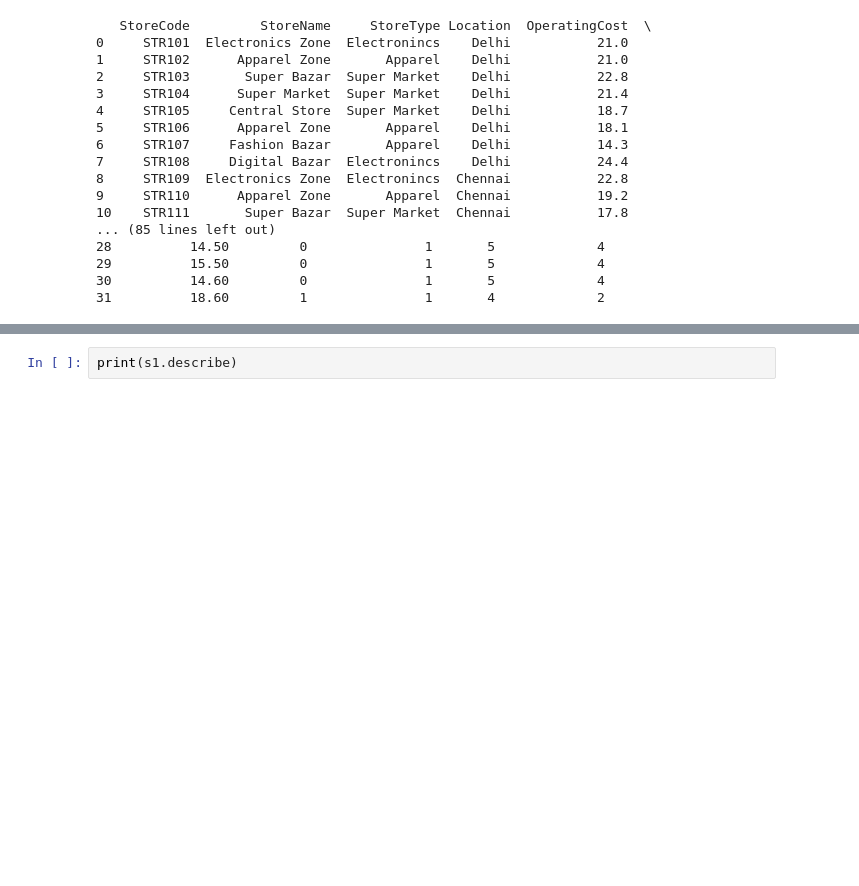
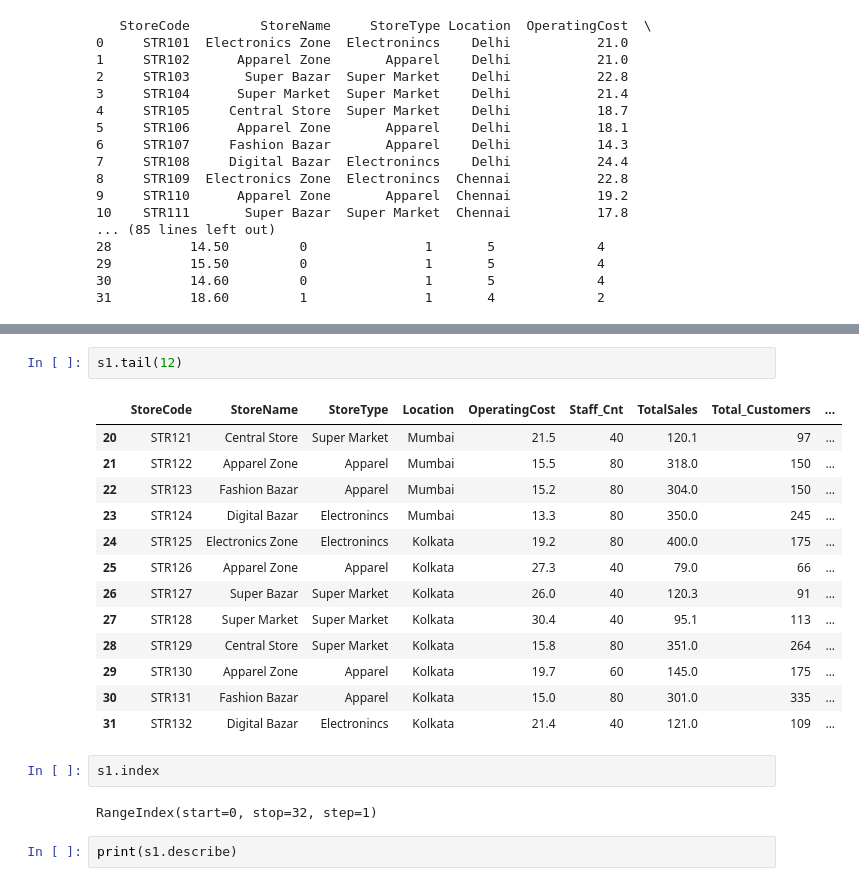
Before and after one commit to ABDULMALIKKHAN123/Data-Visulisation, a Jupyter notebook: start DV/2 Basic_of_Pandas.ipynb, the cells around one changed output, grey strips where cells are left out. Drawn from its saved outputs; the diff is of its cells as text; blank space fills up the shorter version.

```diff
--- a/start DV/2 Basic_of_Pandas.ipynb
+++ b/start DV/2 Basic_of_Pandas.ipynb
@@ -74,3 +118,23 @@ print(s1)
+# %%
+s1.tail(12)
+# %% [output]
+|  | StoreCode | StoreName | StoreType | Location | OperatingCost | Staff_Cnt | TotalSales | Total_Customers | ... |
+| 20 | STR121 | Central Store | Super Market | Mumbai | 21.5 | 40 | 120.1 | 97 | ... |
+| 21 | STR122 | Apparel Zone | Apparel | Mumbai | 15.5 | 80 | 318.0 | 150 | ... |
+| 22 | STR123 | Fashion Bazar | Apparel | Mumbai | 15.2 | 80 | 304.0 | 150 | ... |
+| 23 | STR124 | Digital Bazar | Electronincs | Mumbai | 13.3 | 80 | 350.0 | 245 | ... |
+| 24 | STR125 | Electronics Zone | Electronincs | Kolkata | 19.2 | 80 | 400.0 | 175 | ... |
+| 25 | STR126 | Apparel Zone | Apparel | Kolkata | 27.3 | 40 | 79.0 | 66 | ... |
+| 26 | STR127 | Super Bazar | Super Market | Kolkata | 26.0 | 40 | 120.3 | 91 | ... |
+| 27 | STR128 | Super Market | Super Market | Kolkata | 30.4 | 40 | 95.1 | 113 | ... |
+| 28 | STR129 | Central Store | Super Market | Kolkata | 15.8 | 80 | 351.0 | 264 | ... |
+| 29 | STR130 | Apparel Zone | Apparel | Kolkata | 19.7 | 60 | 145.0 | 175 | ... |
+| 30 | STR131 | Fashion Bazar | Apparel | Kolkata | 15.0 | 80 | 301.0 | 335 | ... |
+| 31 | STR132 | Digital Bazar | Electronincs | Kolkata | 21.4 | 40 | 121.0 | 109 | ... |
+# %%
+s1.index
+# %% [output]
+RangeIndex(start=0, stop=32, step=1)
 # %%
 print(s1.describe)
 # %% [output]
```
Also changed, not shown: parts of 6 cells of this notebook.
